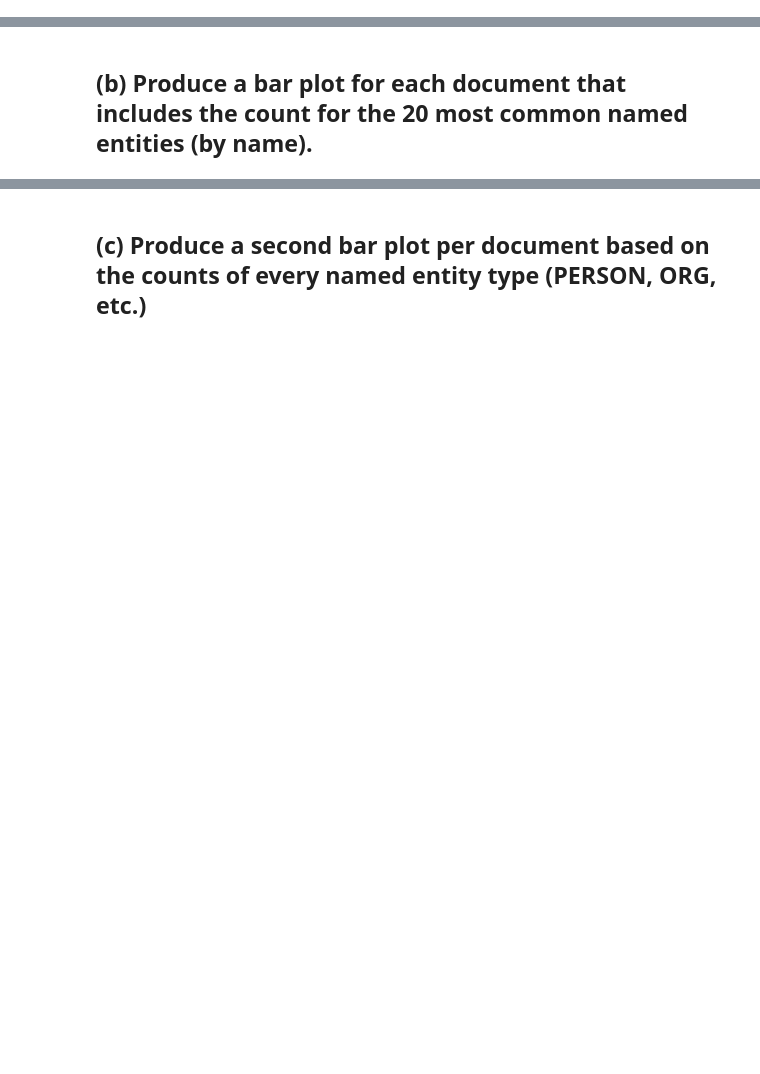
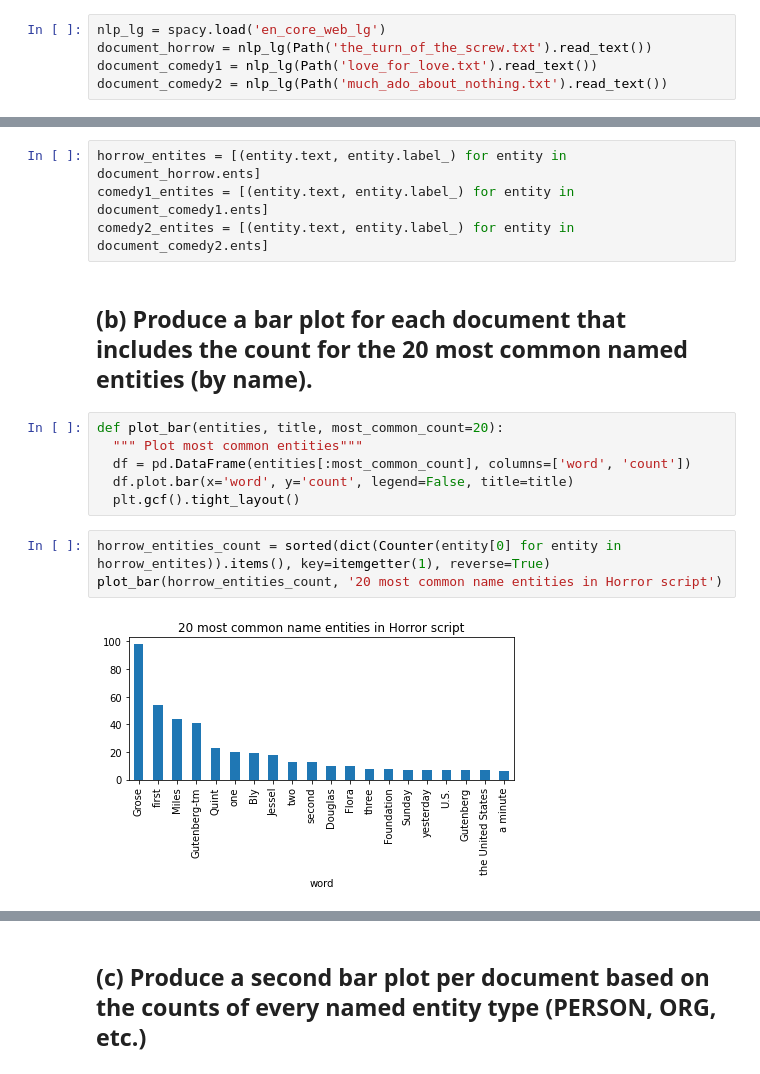
Before and after one commit to DSNortsev/CSE590-PythonAndDataAnalytics, a Jupyter notebook: HW3/HW3.ipynb, the cells around one changed output, grey strips where cells are left out. Drawn from its saved outputs; the diff is of its cells as text; blank space fills up the shorter version.

```diff
--- a/HW3/HW3.ipynb
+++ b/HW3/HW3.ipynb
@@ -172,3 +216,8 @@ Common words in Comedy2 script
 # **Part 4:**
 
 ## (a) Use spaCy to compute the pairwise similarity between your documents (i.e. doc. 1 to doc. 2, doc. 1 to doc. 3, doc. 2 to doc. 3).
+# %%
+nlp_lg = spacy.load('en_core_web_lg')
+document_horrow = nlp_lg(Path('the_turn_of_the_screw.txt').read_text())
+document_comedy1 = nlp_lg(Path('love_for_love.txt').read_text())
+document_comedy2 = nlp_lg(Path('much_ado_about_nothing.txt').read_text())
@@ -178,5 +241,20 @@ Common words in Comedy2 script
 # **Part 5:**
 
 ## (a) Use spaCy to find the named entities in your documents.
+# %%
+horrow_entites = [(entity.text, entity.label_) for entity in document_horrow.ents]
+comedy1_entites = [(entity.text, entity.label_) for entity in document_comedy1.ents]
+comedy2_entites = [(entity.text, entity.label_) for entity in document_comedy2.ents]
 # %% [markdown]
 ## (b) Produce a bar plot for each document that includes the count for the 20 most common named entities (by name).
+# %%
+def plot_bar(entities, title, most_common_count=20):
+  """ Plot most common entities"""
+  df = pd.DataFrame(entities[:most_common_count], columns=['word', 'count'])
+  df.plot.bar(x='word', y='count', legend=False, title=title)
+  plt.gcf().tight_layout()
+# %%
+horrow_entities_count = sorted(dict(Counter(entity[0] for entity in horrow_entites)).items(), key=itemgetter(1), reverse=True)
+plot_bar(horrow_entities_count, '20 most common name entities in Horror script')
+# %% [output]
+[figure, added]
```
Also changed, not shown: parts of 21 cells of this notebook.
